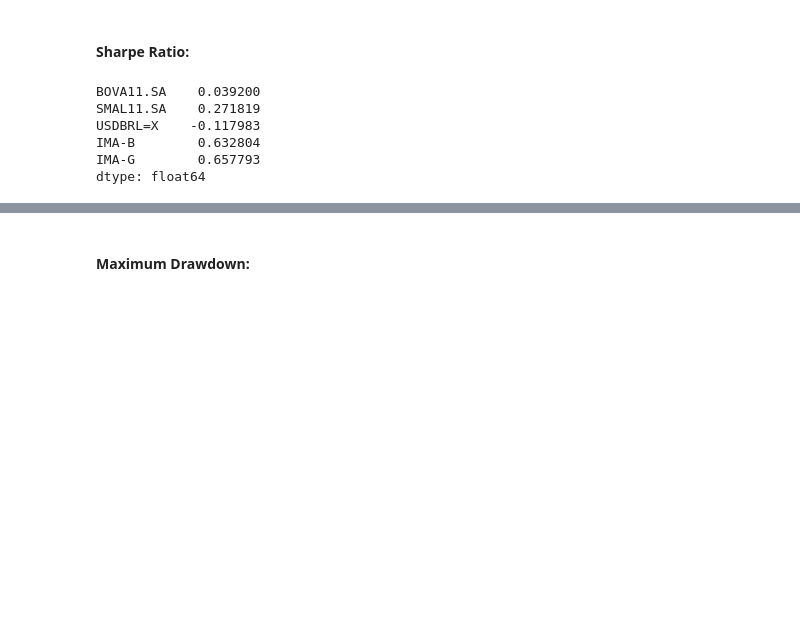
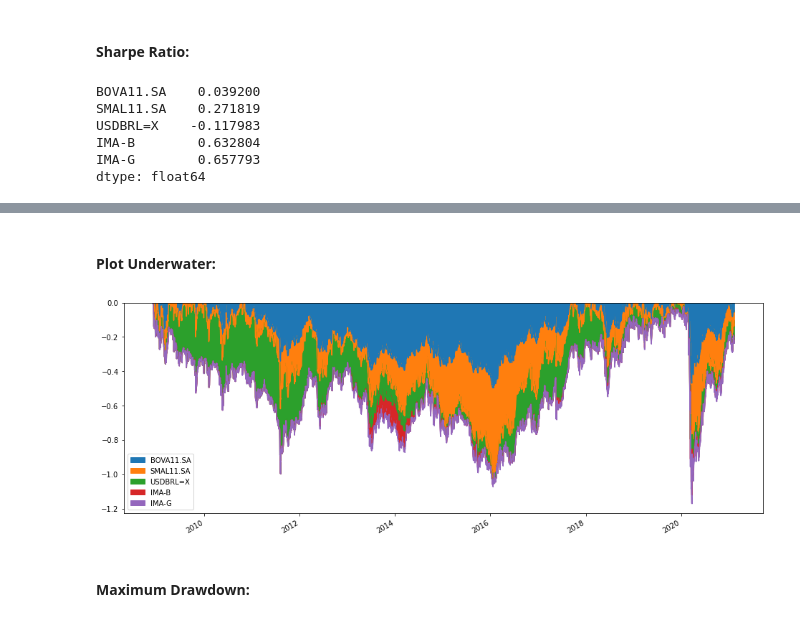
Before and after one commit to pedroosorio98/PyFinLib, a Jupyter notebook: PyFinLib Tools.ipynb, the cells around one changed output, grey strips where cells are left out. Drawn from its saved outputs; the diff is of its cells as text; code cells hidden in the pictures; blank space fills up the shorter version.

```diff
--- a/PyFinLib Tools.ipynb
+++ b/PyFinLib Tools.ipynb
@@ -76,3 +109,9 @@ dtype: float64
+# %% [markdown]
+#### Plot Underwater:
+# %%
+pf.plot_underwater(rets)
+# %% [output]
+[figure, added]
 # %% [markdown]
 #### Maximum Drawdown:
 # %%
```
Also changed, not shown: parts of 3 cells of this notebook, 1 other file.
